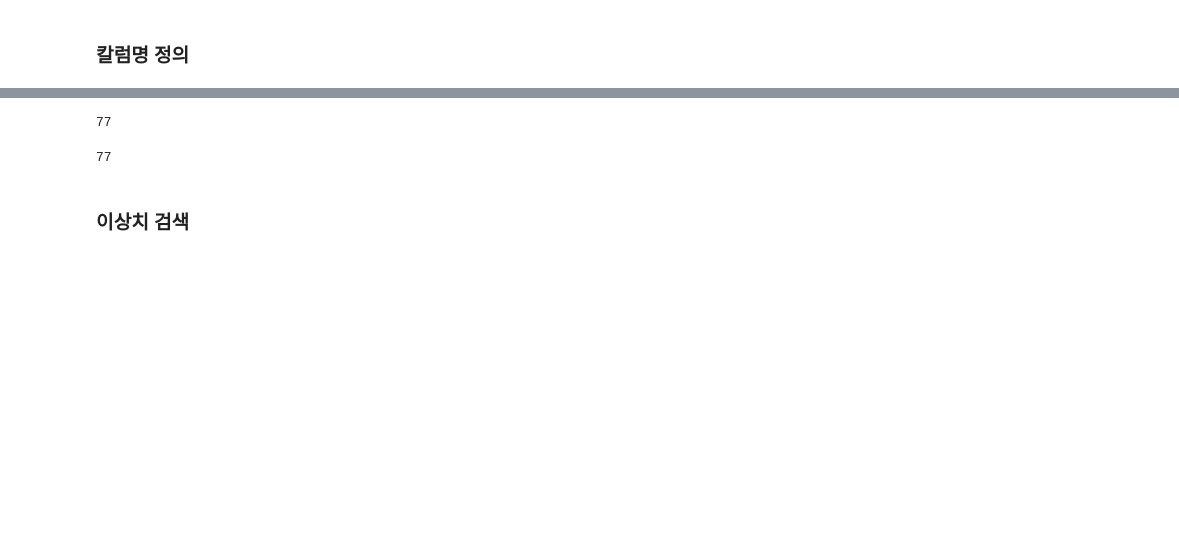
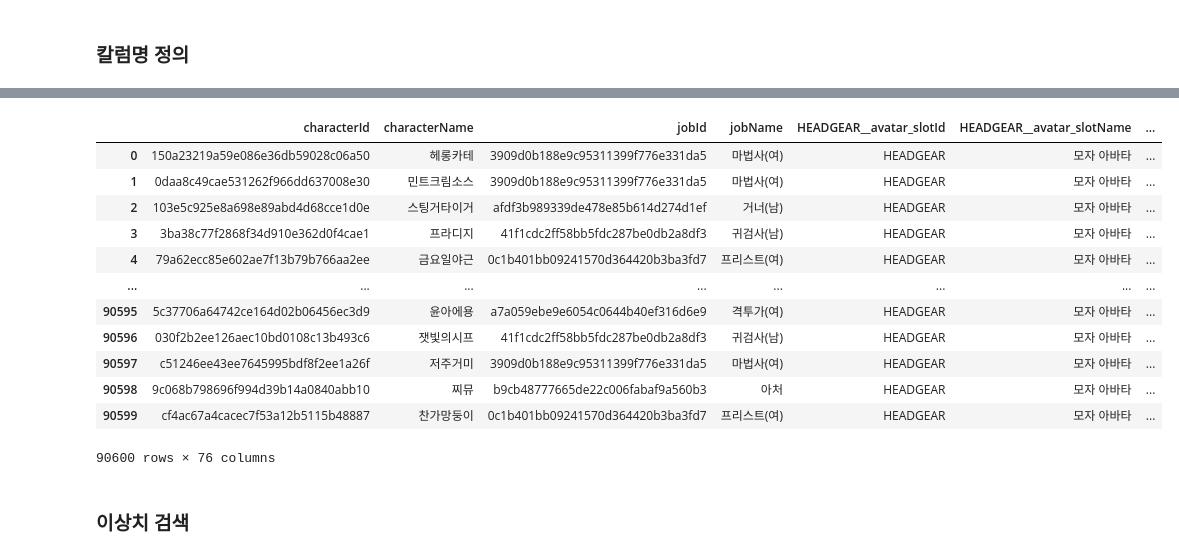
Before and after one commit to dothegee/dungeonFighter, a Jupyter notebook: EDA.ipynb, the cells around one changed output, grey strips where cells are left out. Cells and saved outputs as stored; diff of their text form; code cells hidden in the pictures; blank space fills up the shorter version.

```diff
--- a/EDA.ipynb
+++ b/EDA.ipynb
@@ -41,7 +35,7 @@ output2 =pd.read_csv("output2.csv")
 output3 =pd.read_csv("output3.csv")
 
 data = pd.concat([output1,output2,output3],ignore_index=True)
-data = pd.concat([data, user['serverId']],axis=1)
+
 # data = data.drop('Unnamed: 0', axis=1)
 
 del output1,output2,output3
@@ -78,7 +55,7 @@ name = ['HEADGEAR'
 ,'WEAPON'
 ,'AURA_SKIN']
 # %%
-columns = ['serverId',
+columns = [
     'characterId',
 'characterName',
 'jobId',
@@ -184,10 +178,17 @@ columns = ['serverId',
 # %%
 data = data[columns]
+data
+# %% [output]
+|  | characterId | characterName | jobId | jobName | HEADGEAR__avatar_slotId | HEADGEAR__avatar_slotName | ... |
+| 0 | 150a23219a59e086e36db59028c06a50 | 헤롱카테 | 3909d0b188e9c95311399f776e331da5 | 마법사(여) | HEADGEAR | 모자 아바타 | ... |
+| 1 | 0daa8c49cae531262f966dd637008e30 | 민트크림소스 | 3909d0b188e9c95311399f776e331da5 | 마법사(여) | HEADGEAR | 모자 아바타 | ... |
+| 2 | 103e5c925e8a698e89abd4d68cce1d0e | 스팅거타이거 | afdf3b989339de478e85b614d274d1ef | 거너(남) | HEADGEAR | 모자 아바타 | ... |
+| 3 | 3ba38c77f2868f34d910e362d0f4cae1 | 프라디지 | 41f1cdc2ff58bb5fdc287be0db2a8df3 | 귀검사(남) | HEADGEAR | 모자 아바타 | ... |
+| 4 | 79a62ecc85e602ae7f13b79b766aa2ee | 금요일야근 | 0c1b401bb09241570d364420b3ba3fd7 | 프리스트(여) | HEADGEAR | 모자 아바타 | ... |
+| ... | ... | ... | ... | ... | ... | ... | ... |
+| 90595 | 5c37706a64742ce164d02b06456ec3d9 | 윤아에용 | a7a059ebe9e6054c0644b40ef316d6e9 | 격투가(여) | HEADGEAR | 모자 아바타 | ... |
+| 90596 | 030f2b2ee126aec10bd0108c13b493c6 | 잿빛의시프 | 41f1cdc2ff58bb5fdc287be0db2a8df3 | 귀검사(남) | HEADGEAR | 모자 아바타 | ... |
+| 90597 | c51246ee43ee7645995bdf8f2ee1a26f | 저주거미 | 3909d0b188e9c95311399f776e331da5 | 마법사(여) | HEADGEAR | 모자 아바타 | ... |
+| 90598 | 9c068b798696f994d39b14a0840abb10 | 찌뮤 | b9cb48777665de22c006fabaf9a560b3 | 아처 | HEADGEAR | 모자 아바타 | ... |
+| 90599 | cf4ac67a4cacec7f53a12b5115b48887 | 찬가망둥이 | 0c1b401bb09241570d364420b3ba3fd7 | 프리스트(여) | HEADGEAR | 모자 아바타 | ... |
+90600 rows × 76 columns
-# %%
-len(columns)
-# %% [output]
-77
-# %%
-len(data.columns)
-# %% [output]
-77
```
Also changed, not shown: parts of 49 cells of this notebook.
